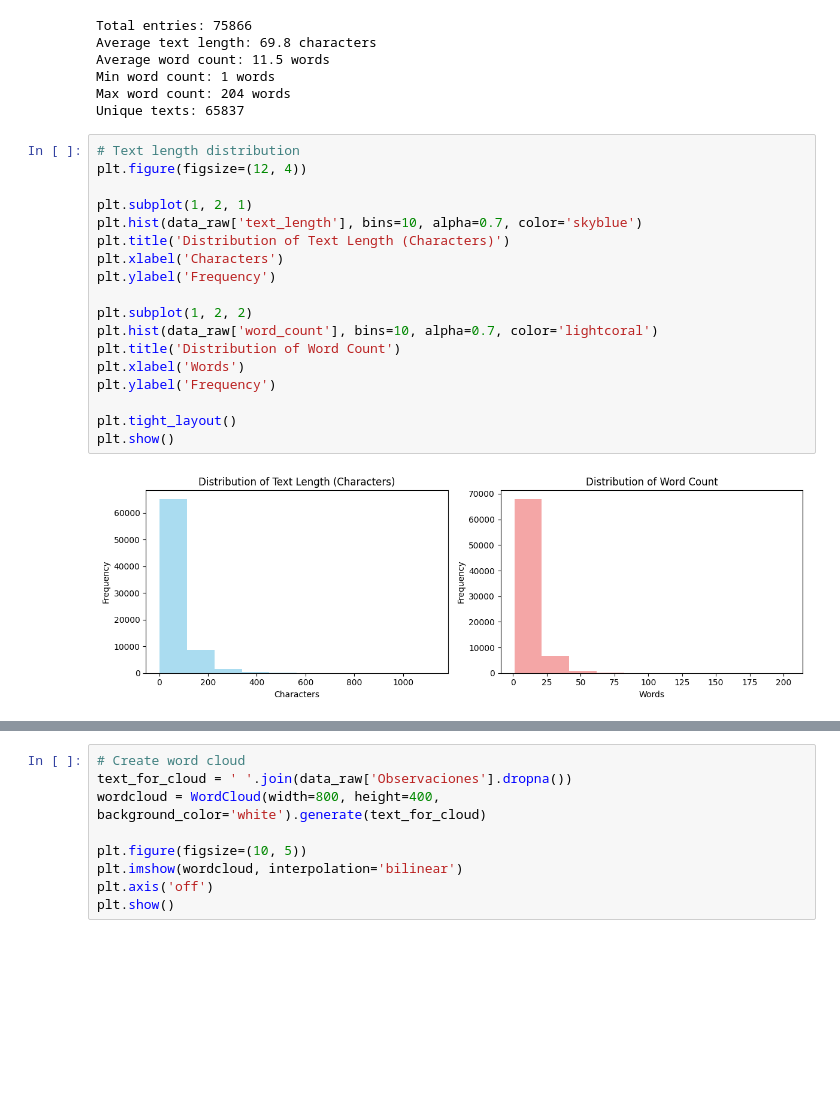
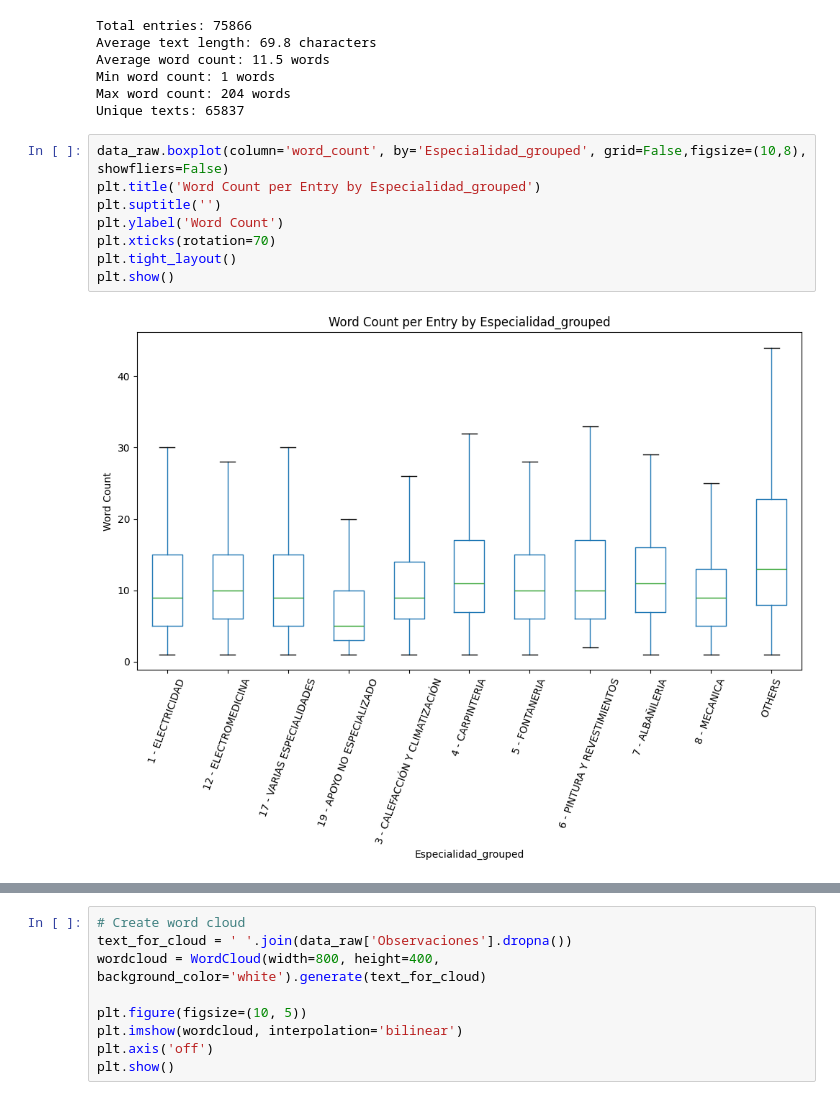
Before and after one commit to david-delpico-ml/ticketing-classifier, a Jupyter notebook: notebooks/1_data_exploration.ipynb, the cells around one changed output, grey strips where cells are left out. Cells and saved outputs as stored; diff of their text form; blank space fills up the shorter version.

```diff
--- a/notebooks/1_data_exploration.ipynb
+++ b/notebooks/1_data_exploration.ipynb
@@ -124,23 +170,13 @@ Average word count: 11.5 words
 Min word count: 1 words
 Max word count: 204 words
 Unique texts: 65837
-# %%
-# Text length distribution
-plt.figure(figsize=(12, 4))
-
-plt.subplot(1, 2, 1)
-plt.hist(data_raw['text_length'], bins=10, alpha=0.7, color='skyblue')
-plt.title('Distribution of Text Length (Characters)')
-plt.xlabel('Characters')
-plt.ylabel('Frequency')
-
-plt.subplot(1, 2, 2)
-plt.hist(data_raw['word_count'], bins=10, alpha=0.7, color='lightcoral')
-plt.title('Distribution of Word Count')
-plt.xlabel('Words')
-plt.ylabel('Frequency')
-
-plt.tight_layout()
-plt.show()
-# %% [output]
-[figure, removed]
+# %%
+data_raw.boxplot(column='word_count', by='Especialidad_grouped', grid=False,figsize=(10,8), showfliers=False)
+plt.title('Word Count per Entry by Especialidad_grouped')
+plt.suptitle('')
+plt.ylabel('Word Count')
+plt.xticks(rotation=70)
+plt.tight_layout()
+plt.show()
+# %% [output]
+[figure, added]
```
Also changed, not shown: parts of 10 cells of this notebook, 1 other file.
